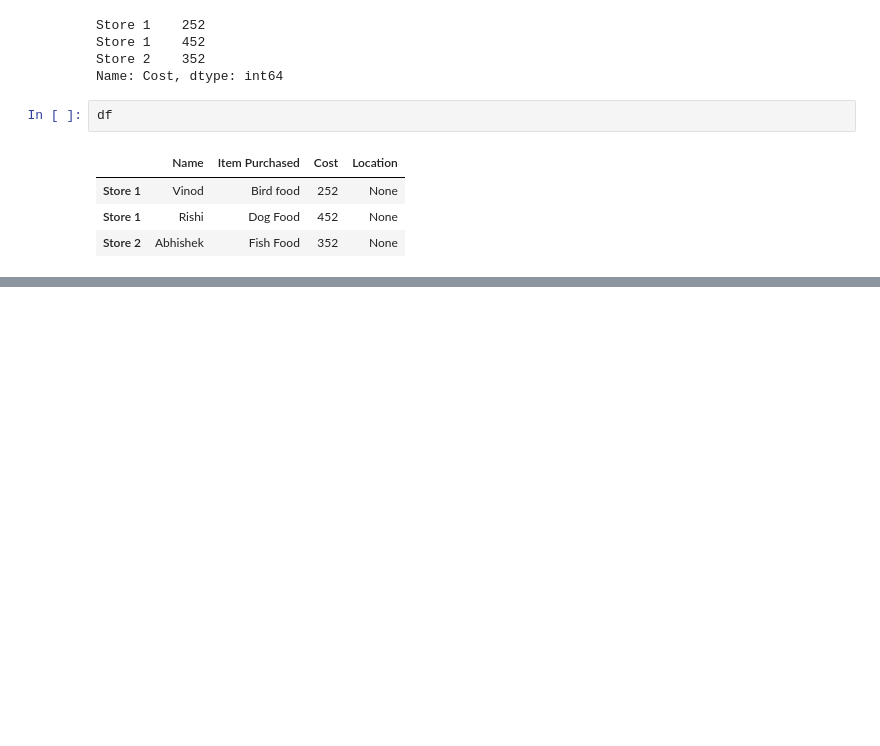
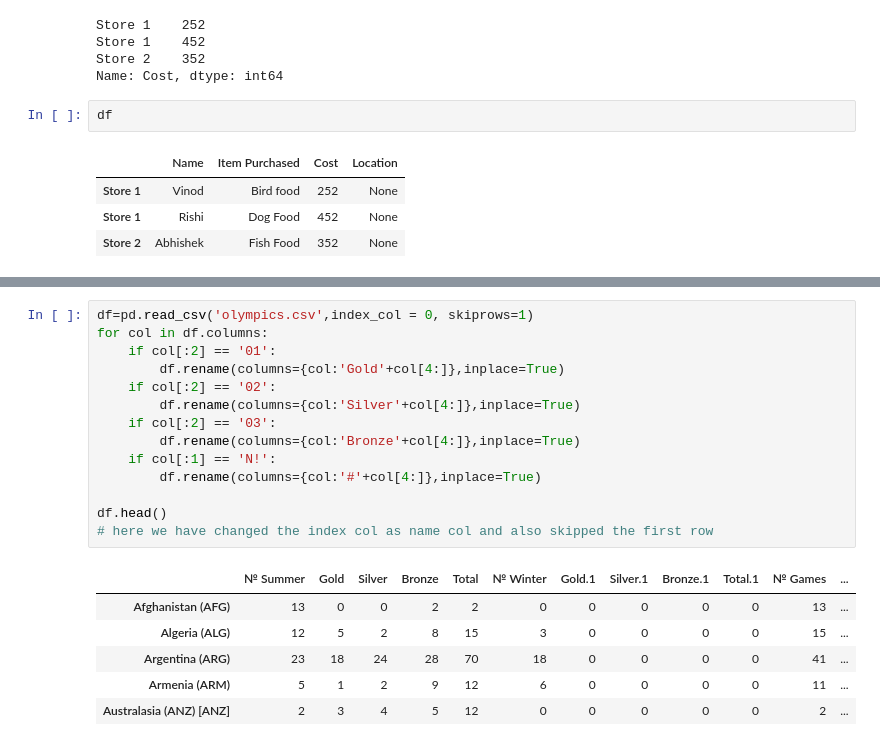
Before and after one commit to Abhi2021/self-ML-notebooks, a Jupyter notebook: Coursera ML files/Coursera files provided Course 1/C1Week2.ipynb, the cells around one changed output, grey strips where cells are left out. Saved outputs shown, nothing was run; the diff lists cells and outputs as text; blank space fills up the shorter version.

```diff
--- a/Coursera ML files/Coursera files provided Course 1/C1Week2.ipynb
+++ b/Coursera ML files/Coursera files provided Course 1/C1Week2.ipynb
@@ -372,0 +435,21 @@ df
+# %%
+df=pd.read_csv('olympics.csv',index_col = 0, skiprows=1)
+for col in df.columns:
+    if col[:2] == '01':
+        df.rename(columns={col:'Gold'+col[4:]},inplace=True)
+    if col[:2] == '02':
+        df.rename(columns={col:'Silver'+col[4:]},inplace=True)
+    if col[:2] == '03':
+        df.rename(columns={col:'Bronze'+col[4:]},inplace=True)
+    if col[:1] == 'N!':
+        df.rename(columns={col:'#'+col[4:]},inplace=True)
+
+df.head()
+# here we have changed the index col as name col and also skipped the first row
+# %% [output]
+|  | № Summer | Gold | Silver | Bronze | Total | № Winter | Gold.1 | Silver.1 | Bronze.1 | Total.1 | № Games | ... |
+| Afghanistan (AFG) | 13 | 0 | 0 | 2 | 2 | 0 | 0 | 0 | 0 | 0 | 13 | ... |
+| Algeria (ALG) | 12 | 5 | 2 | 8 | 15 | 3 | 0 | 0 | 0 | 0 | 15 | ... |
+| Argentina (ARG) | 23 | 18 | 24 | 28 | 70 | 18 | 0 | 0 | 0 | 0 | 41 | ... |
+| Armenia (ARM) | 5 | 1 | 2 | 9 | 12 | 6 | 0 | 0 | 0 | 0 | 11 | ... |
+| Australasia (ANZ) [ANZ] | 2 | 3 | 4 | 5 | 12 | 0 | 0 | 0 | 0 | 0 | 2 | ... |
```
Also changed, not shown: parts of 24 cells of this notebook, 1 other file.
